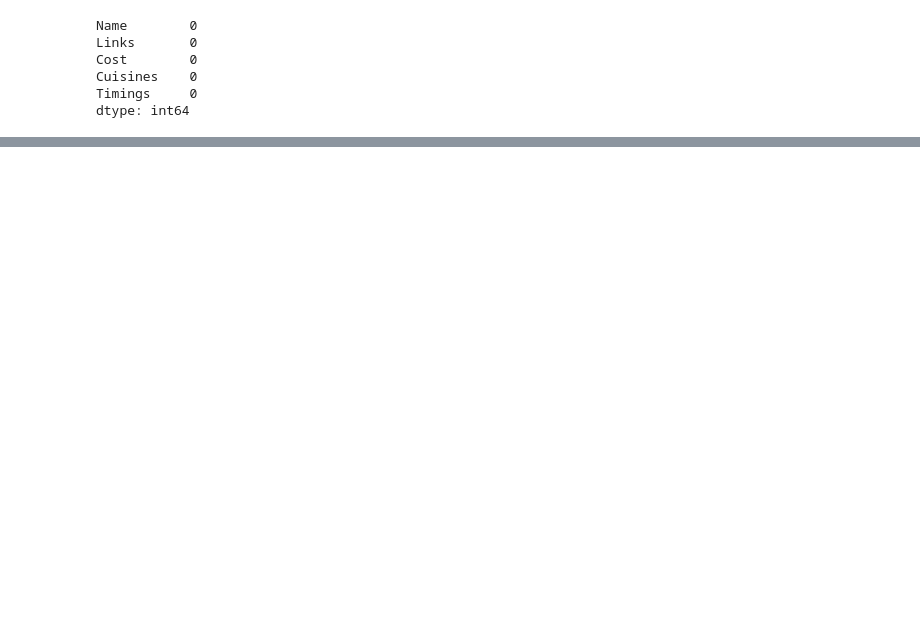
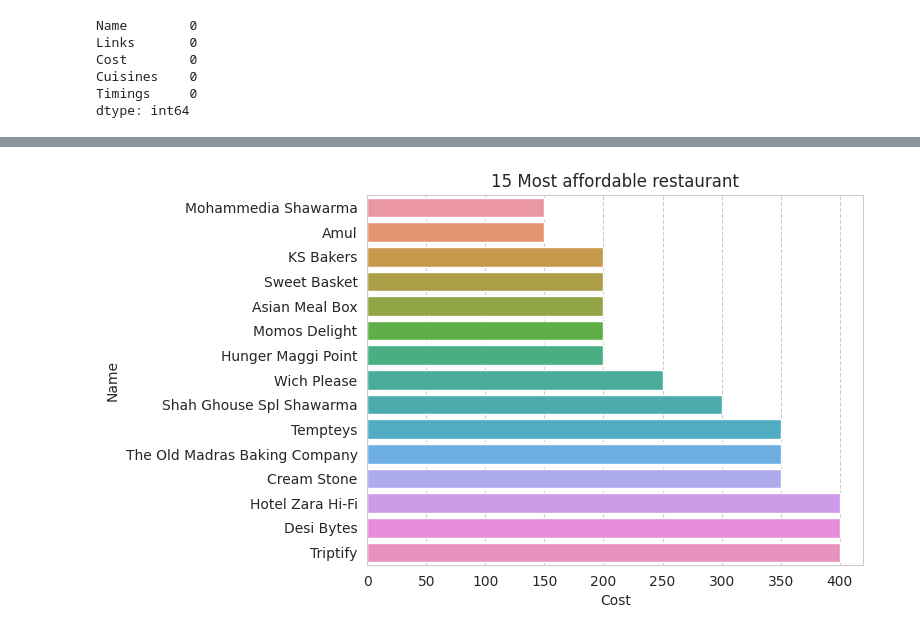
Before and after one commit to pi-mishra/Zomato-Restaurant-Clustering-And-Sentiment-Analysis, a Jupyter notebook: Zomato_Restaurant_Clustering_And_Sentiment_Analysis.ipynb, the cells around one changed output, grey strips where cells are left out. Cells and saved outputs as stored; diff of their text form; code cells hidden in the pictures; blank space fills up the shorter version.

```diff
--- a/Zomato_Restaurant_Clustering_And_Sentiment_Analysis.ipynb
+++ b/Zomato_Restaurant_Clustering_And_Sentiment_Analysis.ipynb
@@ -254,0 +447,11 @@ restaurants_data['Cost'] = restaurants_data['Cost'].str.replace(',', '').astype(
+# %%
+# checking for affordable Restaurants
+sns.barplot(x='Cost',
+            y="Name",
+            data=restaurants_data,
+            order=restaurants_data.sort_values('Cost',ascending=True).Name[:15])
+
+plt.title('15 Most affordable restaurant')
+plt.show()
+# %% [output]
+[figure, added]
```
Also changed, not shown: parts of 27 cells of this notebook.
